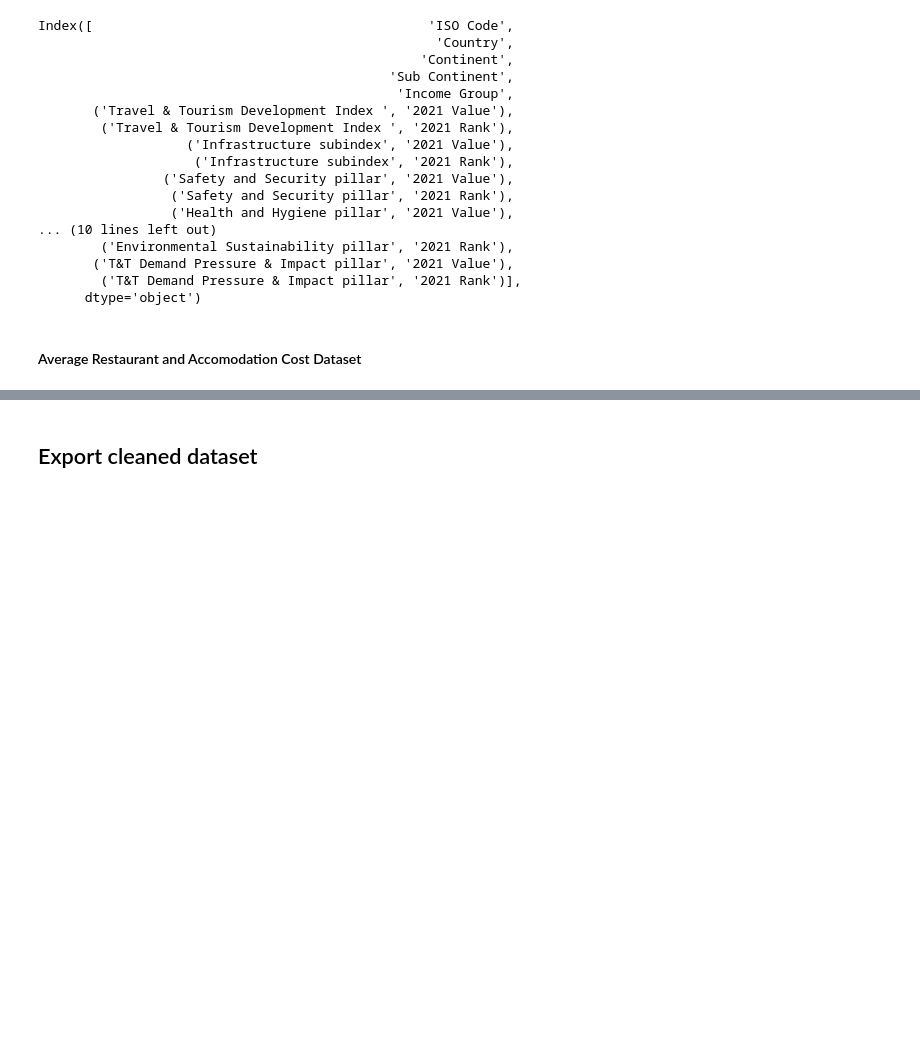
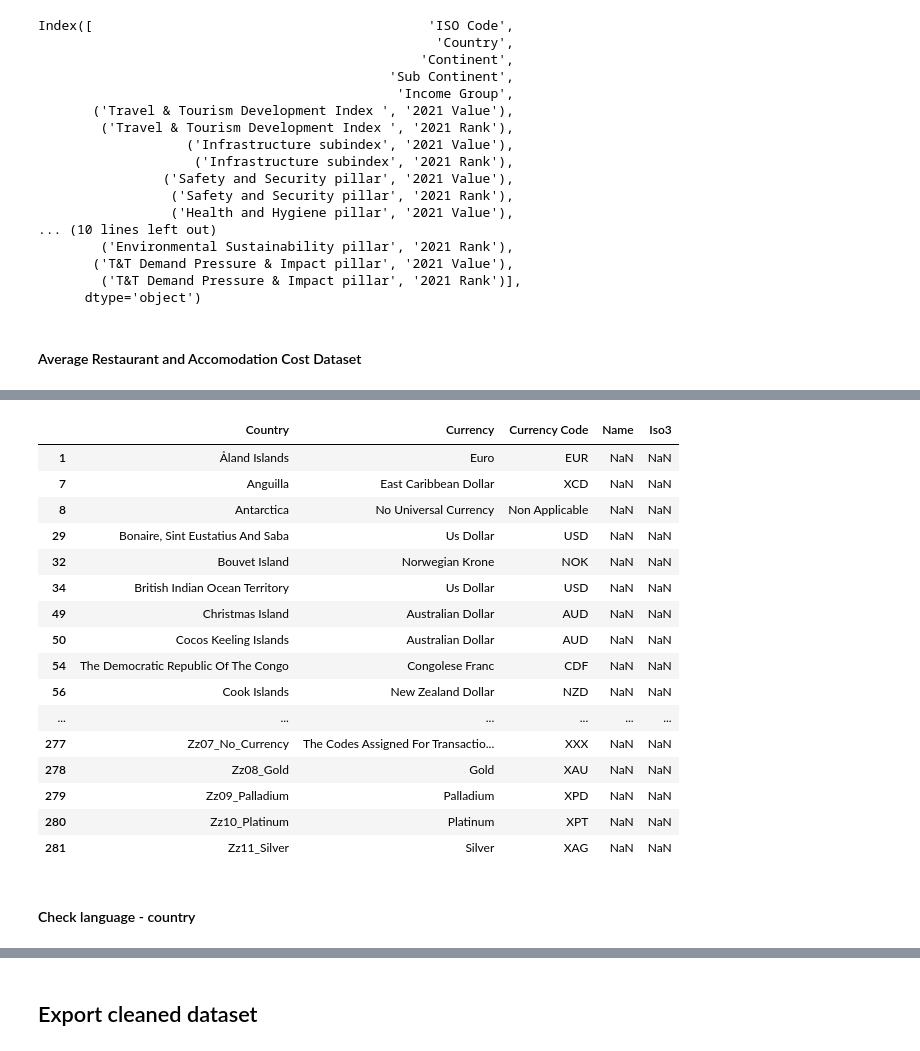
Before and after one commit to syeon0928/FinalExam_VA, a Jupyter notebook: data_cleaning/etl_eda .ipynb, the cells around one changed output, grey strips where cells are left out. Cells and saved outputs as stored; diff of their text form; code cells hidden in the pictures; blank space fills up the shorter version.

Commit message:
join country data

```diff
--- a/data_cleaning/etl_eda .ipynb
+++ b/data_cleaning/etl_eda .ipynb
@@ -854,0 +1045,3 @@ avg_rest_hot_p["Type Traveler"] = np.select(conditions, choices, default = "Non
+# %%
+curr = curr.merge(country[['Name','Iso3']], how='left', left_on='Country', right_on='Name')
+curr.head()
@@ -854,0 +1055,20 @@ avg_rest_hot_p["Type Traveler"] = np.select(conditions, choices, default = "Non
+# %%
+curr[curr['Name'].isnull()]
+# %% [output]
+|  | Country | Currency | Currency Code | Name | Iso3 |
+| 1 | Åland Islands | Euro | EUR | NaN | NaN |
+| 7 | Anguilla | East Caribbean Dollar | XCD | NaN | NaN |
+| 8 | Antarctica | No Universal Currency | Non Applicable | NaN | NaN |
+| 29 | Bonaire, Sint Eustatius And Saba | Us Dollar | USD | NaN | NaN |
+| 32 | Bouvet Island | Norwegian Krone | NOK | NaN | NaN |
+| 34 | British Indian Ocean Territory | Us Dollar | USD | NaN | NaN |
+| 49 | Christmas Island | Australian Dollar | AUD | NaN | NaN |
+| 50 | Cocos Keeling Islands | Australian Dollar | AUD | NaN | NaN |
+| 54 | The Democratic Republic Of The Congo | Congolese Franc | CDF | NaN | NaN |
+| 56 | Cook Islands | New Zealand Dollar | NZD | NaN | NaN |
+| ... | ... | ... | ... | ... | ... |
+| 277 | Zz07_No_Currency | The Codes Assigned For Transactio... | XXX | NaN | NaN |
+| 278 | Zz08_Gold | Gold | XAU | NaN | NaN |
+| 279 | Zz09_Palladium | Palladium | XPD | NaN | NaN |
+| 280 | Zz10_Platinum | Platinum | XPT | NaN | NaN |
+| 281 | Zz11_Silver | Silver | XAG | NaN | NaN |
@@ -854,0 +1078,2 @@ avg_rest_hot_p["Type Traveler"] = np.select(conditions, choices, default = "Non
+# %% [markdown]
+#### Check language - country
```
Also changed, not shown: parts of 130 cells of this notebook, 12 other files.
